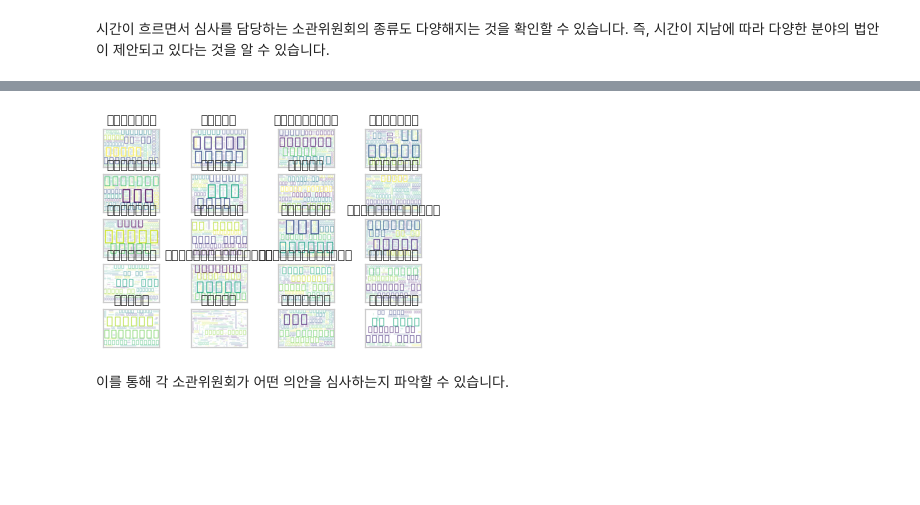
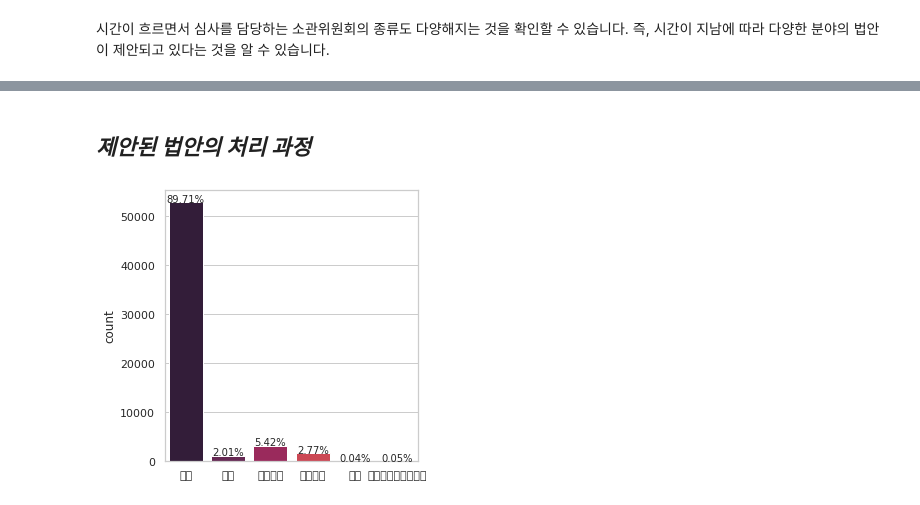
Before and after one commit to chunjunghe/stat_class, a Jupyter notebook: Mid_HW.ipynb, the cells around one changed output, grey strips where cells are left out. Saved outputs shown, nothing was run; the diff lists cells and outputs as text; code cells hidden in the pictures; blank space fills up the shorter version.

```diff
--- a/Mid_HW.ipynb
+++ b/Mid_HW.ipynb
@@ -9,13 +9,3 @@ import matplotlib.pyplot as plt
 import seaborn as sns
 import matplotlib as mpl
 from wordcloud import WordCloud,STOPWORDS,ImageColorGenerator
-# %%
-#한글 폰트 설정
-import matplotlib.font_manager as fm
-plt.rcParams['axes.unicode_minus'] = False
-font_location = 'C:/Users/pc/Desktop/NanumGothic.ttf'
-
-#ticks에 적용될 한글 폰트
-font_ticks = fm.FontProperties(fname=font_location, size=10)
-#title에 적용될 한글 폰트
-font_title = fm.FontProperties(fname=font_location, size=13)
@@ -208,3 +133,0 @@ replace_dict = {'안전행정위원회':'행정안전위원회', '교육문화
-# %%
-suggest['committee_curr'] = suggest['COMMITTEE'].replace(replace_dict)
-suggest['propose_year'] = suggest['PROPOSE_DT'].dt.year
@@ -235,31 +134,24 @@ stopwords.add('특례법')
-# %%
-fig = plt.figure(figsize = (15,15))
-#폰트 확인하기폰트 확인하기
-i = 1
-for committee in list(suggest['committee_curr'].unique())[1:]:
-    name = ','.join(suggest.loc[suggest.committee_curr == committee, 'BILL_NAME'])
-        wc = WordCloud(background_color='white',
-                        #font_path = font_path,
-                                        width=600,
-                                                        height=400,
-                                                                        stopwords=stopwords).generate(name)
-                                                                            plt.subplot(5,4,i)
-
-i = 1
-for committee in list(suggest['committee_curr'].unique())[1:]:
-    name = ','.join(suggest.loc[suggest.committee_curr == committee, 'BILL_NAME'])
-    wc = WordCloud(background_color='white',
-                #font_path = font_path,
-                width=600,
-                height=400,
-                stopwords=stopwords).generate(name)
-    plt.subplot(5,4,i)
-    plt.imshow(wc)
-    plt.xticks([])
-    plt.yticks([])
-    #plt.title(committee,fontproperties = font_title)
-    i += 1
-# %% [output]
-[figure, removed]
-# %% [markdown]
-이를 통해 각 소관위원회가 어떤 의안을 심사하는지 파악할 수 있습니다.
+# %% [markdown]
+## ***제안된 법안의 처리 과정***
+# %%
+suggest['PROC_RESULT_1'] = suggest['PROC_RESULT'].replace({'대안반영폐기':'폐기',
+                                                           '임기만료폐기':'폐기',
+                                                           '수정안반영폐기':'폐기',
+                                                           '회기불계속폐기':'폐기'})
+# %%
+fig = plt.figure(figsize = (10, 5))
+
+plt.subplot(1,2,1)
+g = sns.countplot(data = suggest, x = 'PROC_RESULT_1', palette = 'rocket')
+
+
+plt.xlabel('')
+total_amt = suggest[suggest.PROC_RESULT.notnull()==True].shape[0]
+for bar in g.patches:
+    height = bar.get_height()
+    g.text(bar.get_x()+bar.get_width()/2.,
+            height + 3,
+            '{:1.2f}%'.format(height/total_amt * 100),
+            ha="center", fontsize=10)
+# %% [output]
+[figure, added]
```
Also changed, not shown: parts of 19 cells of this notebook.
